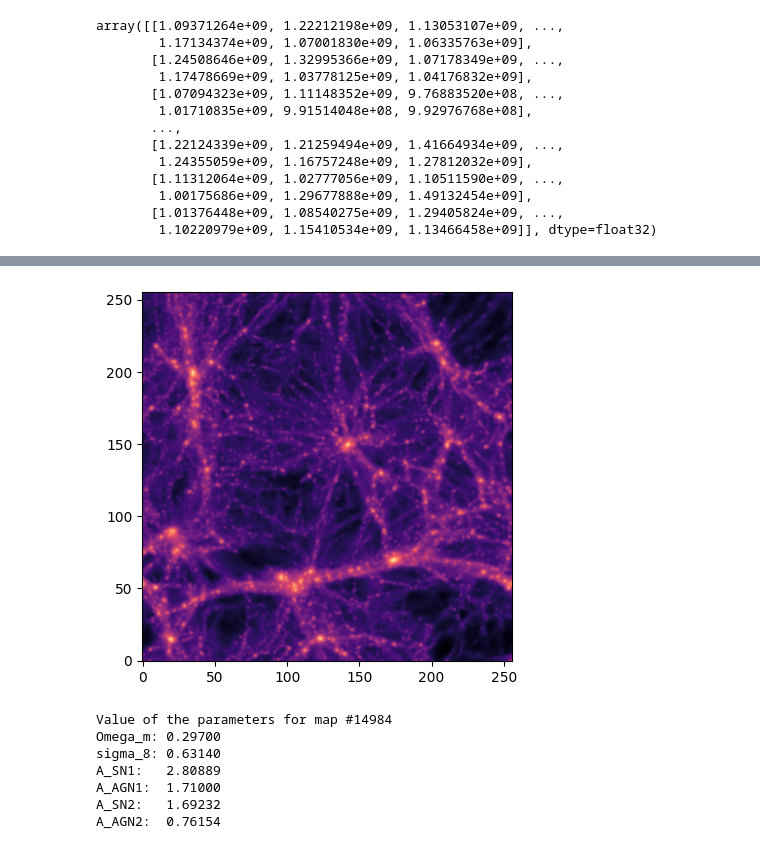
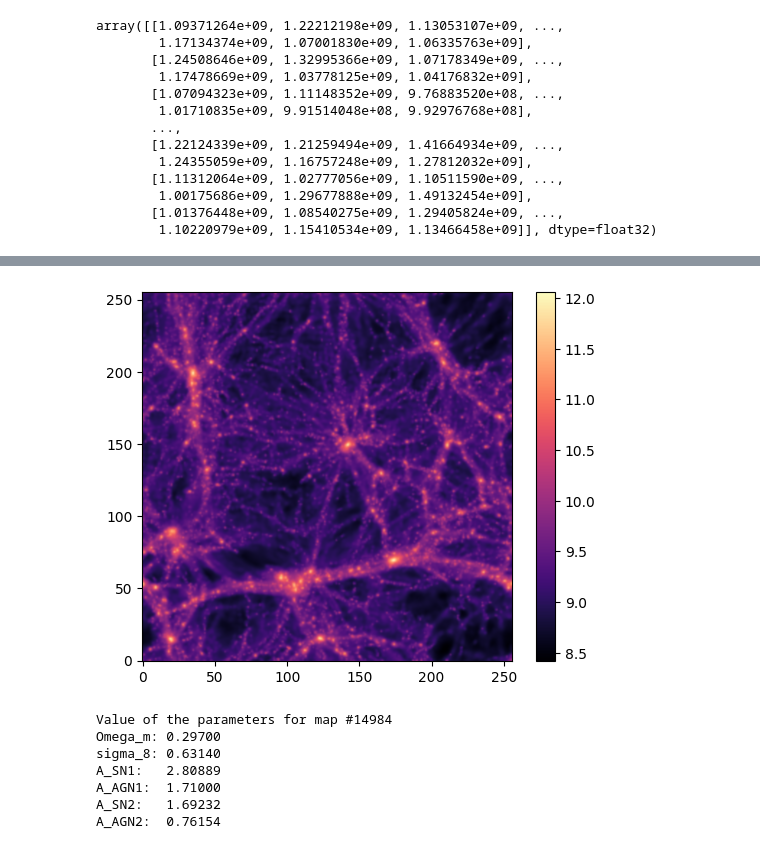
Before and after one commit to amf599-cyber/CMD_LAB7-8, a Jupyter notebook: LAB7.ipynb, the cells around one changed output, grey strips where cells are left out. Drawn from its saved outputs; the diff is of its cells as text; code cells hidden in the pictures.

```diff
--- a/LAB7.ipynb
+++ b/LAB7.ipynb
@@ -87,19 +88,20 @@ A_AGN2:  0.69786
 # %%
 map_number2 = 14984
 params_map2 = params[map_number2//15]
 
 plt.imshow(np.log10(maps[map_number2]),cmap=plt.get_cmap('magma'), origin='lower', interpolation='bicubic')
+plt.colorbar()
 plt.show()
 
 print('Value of the parameters for map #%d' % map_number2)
 print('Omega_m: %.5f'%params_map2[0])
 print('sigma_8: %.5f'%params_map2[1])
 print('A_SN1:   %.5f'%params_map2[2])
 print('A_AGN1:  %.5f'%params_map2[3])
 print('A_SN2:   %.5f'%params_map2[4])
 print('A_AGN2:  %.5f'%params_map2[5])
 # %% [output]
-[figure, old version]
+[figure, new version]
 Value of the parameters for map #14984
 Omega_m: 0.29700
 sigma_8: 0.63140
```
Also changed, not shown: parts of 3 cells of this notebook.
